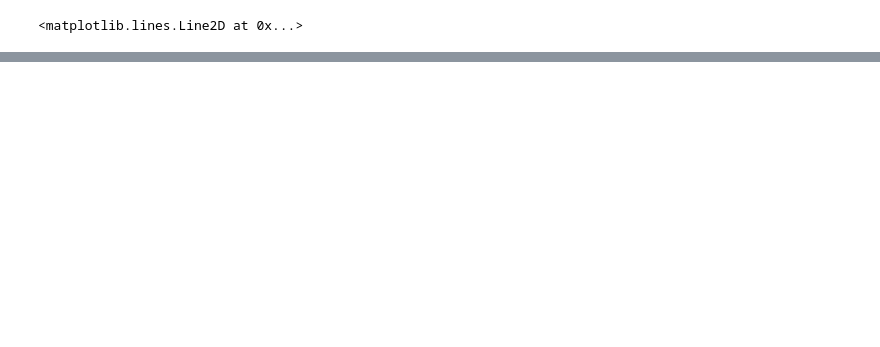
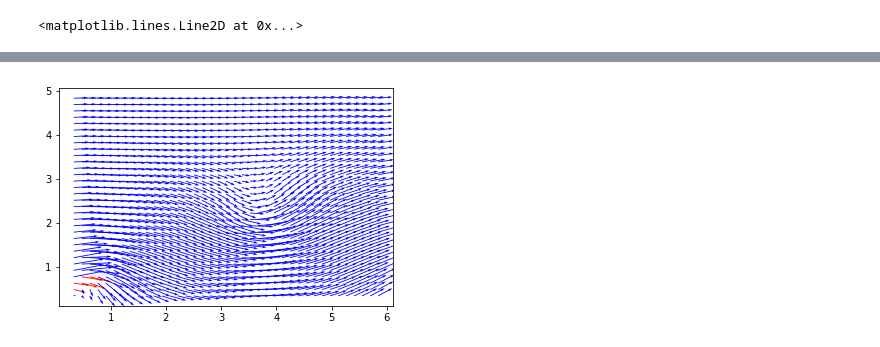
Before and after one commit to mvku/Dr.-Vijay-Kumar, a Jupyter notebook: Python Documentation for Researcher .ipynb, the cells around one changed output, grey strips where cells are left out. Cells and saved outputs as stored; diff of their text form; code cells hidden in the pictures; blank space fills up the shorter version.

```diff
--- a/Python Documentation for Researcher .ipynb
+++ b/Python Documentation for Researcher .ipynb
@@ -180,0 +224,4 @@ ax.axvline(x=5.1,linestyle='--')
+# %%
+tools.display_vector_field('exp1_001.txt', scale=50, width=0.0025)
+# %% [output]
+[figure, added]
```
Also changed, not shown: parts of 8 cells of this notebook.
